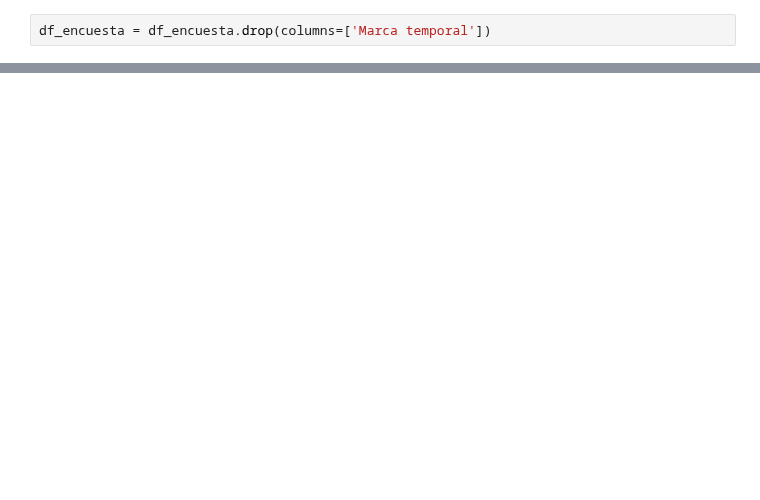
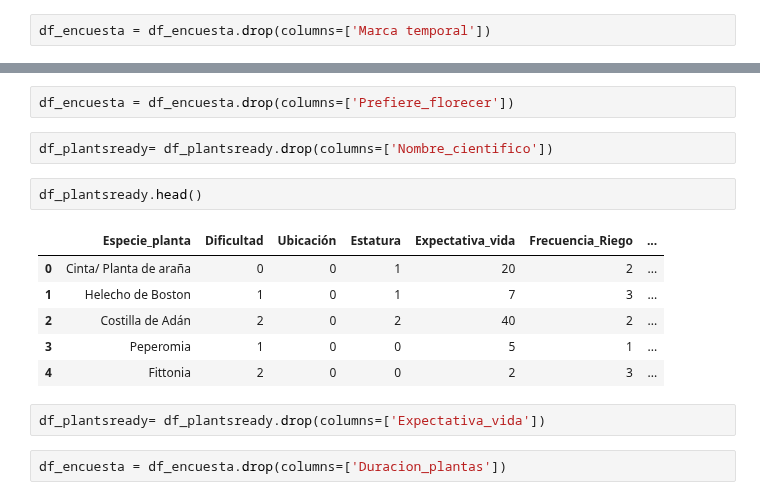
Before and after one commit to Reissuji/Datasets, a Jupyter notebook: ETL&EDA_Plantai.ipynb, the cells around one changed output, grey strips where cells are left out. Saved outputs shown, nothing was run; the diff lists cells and outputs as text; blank space fills up the shorter version.

```diff
--- a/ETL&EDA_Plantai.ipynb
+++ b/ETL&EDA_Plantai.ipynb
@@ -39,0 +102,17 @@ df_encuesta = df_encuesta.drop(columns=['Marca temporal'])
+# %%
+df_encuesta = df_encuesta.drop(columns=['Prefiere_florecer'])
+# %%
+df_plantsready= df_plantsready.drop(columns=['Nombre_cientifico'])
+# %%
+df_plantsready.head()
+# %% [output]
+|  | Especie_planta | Dificultad | Ubicación | Estatura | Expectativa_vida | Frecuencia_Riego | ... |
+| 0 | Cinta/ Planta de araña | 0 | 0 | 1 | 20 | 2 | ... |
+| 1 | Helecho de Boston | 1 | 0 | 1 | 7 | 3 | ... |
+| 2 | Costilla de Adán | 2 | 0 | 2 | 40 | 2 | ... |
+| 3 | Peperomia | 1 | 0 | 0 | 5 | 1 | ... |
+| 4 | Fittonia | 2 | 0 | 0 | 2 | 3 | ... |
+# %%
+df_plantsready= df_plantsready.drop(columns=['Expectativa_vida'])
+# %%
+df_encuesta = df_encuesta.drop(columns=['Duracion_plantas'])
```
Also changed, not shown: parts of 30 cells of this notebook, 4 other files.
